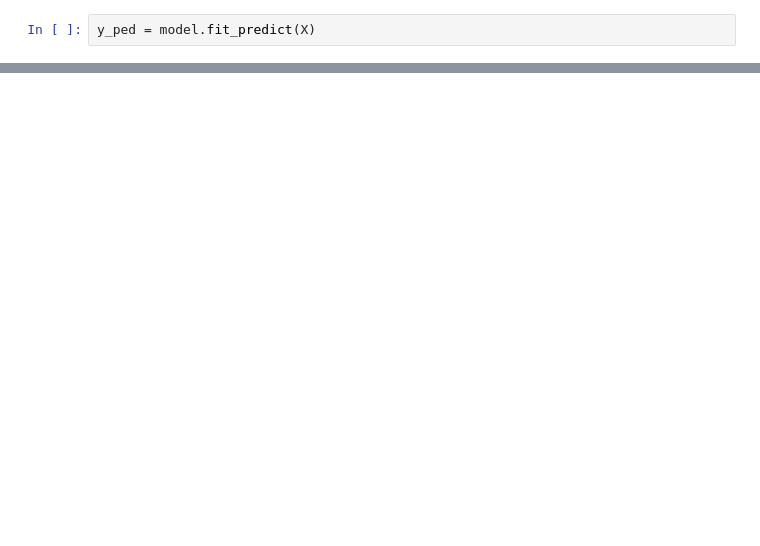
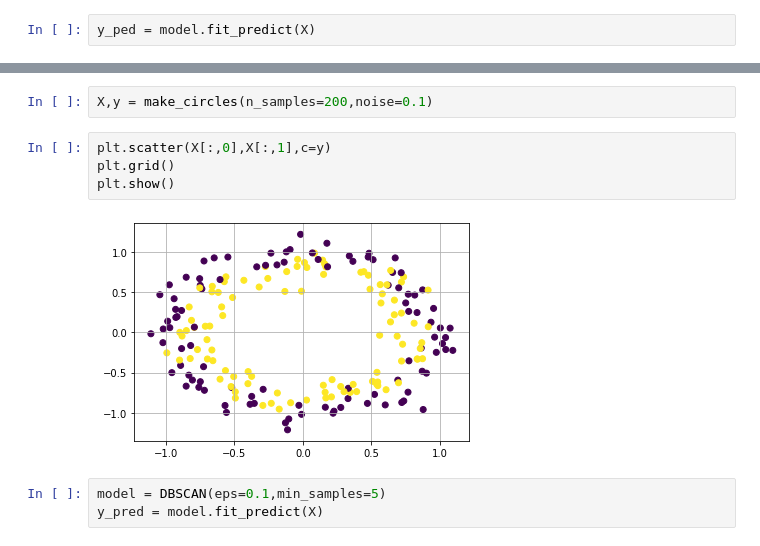
Before and after one commit to JayantGoel001/K-Means, a Jupyter notebook: DBSCAN_.ipynb, the cells around one changed output, grey strips where cells are left out. Drawn from its saved outputs; the diff is of its cells as text; blank space fills up the shorter version.

```diff
--- a/DBSCAN_.ipynb
+++ b/DBSCAN_.ipynb
@@ -22,0 +27,11 @@ plt.show()
+# %%
+X,y = make_circles(n_samples=200,noise=0.1)
+# %%
+plt.scatter(X[:,0],X[:,1],c=y)
+plt.grid()
+plt.show()
+# %% [output]
+[figure, added]
+# %%
+model = DBSCAN(eps=0.1,min_samples=5)
+y_pred = model.fit_predict(X)
```
Also changed, not shown: parts of 6 cells of this notebook, 1 other file.
